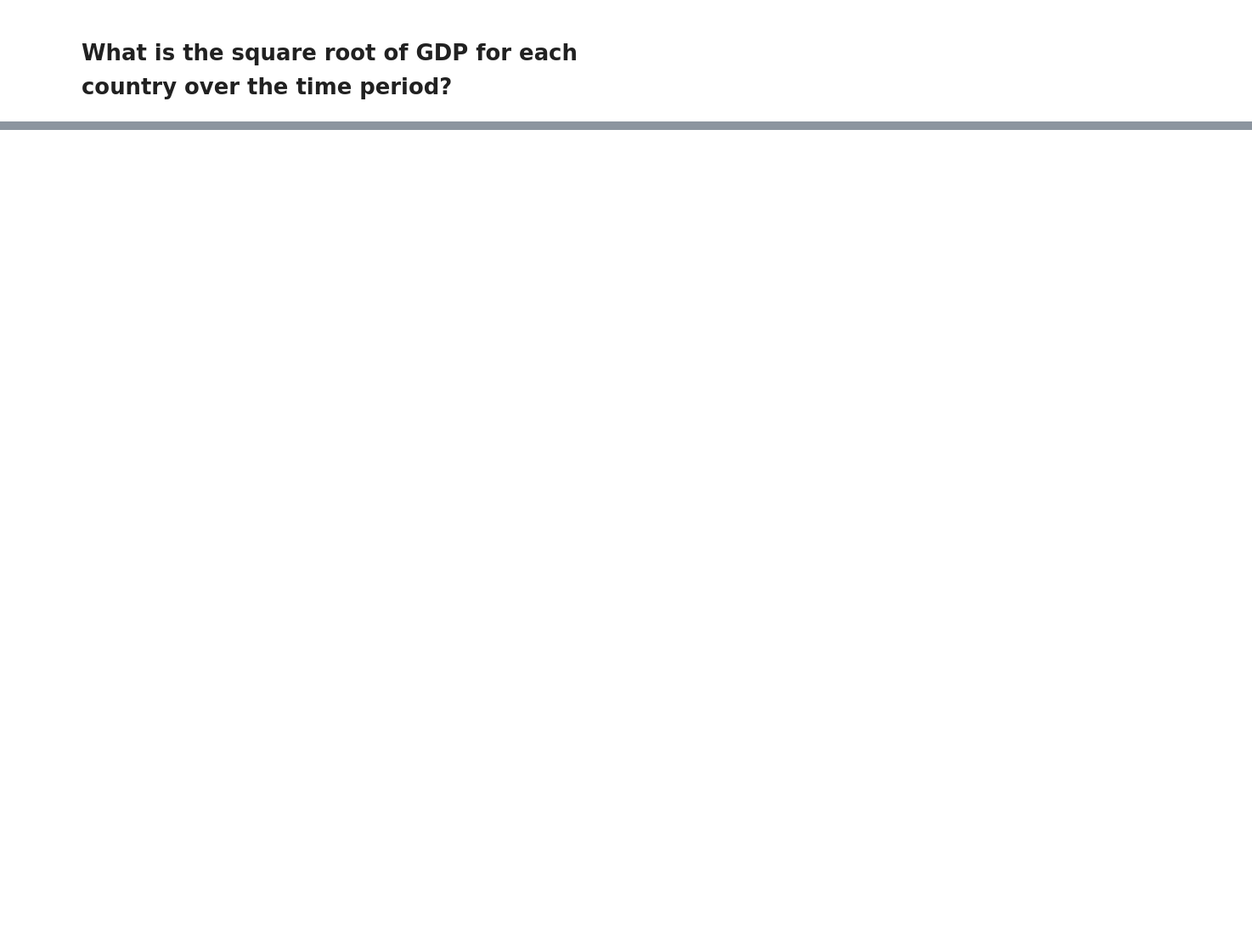
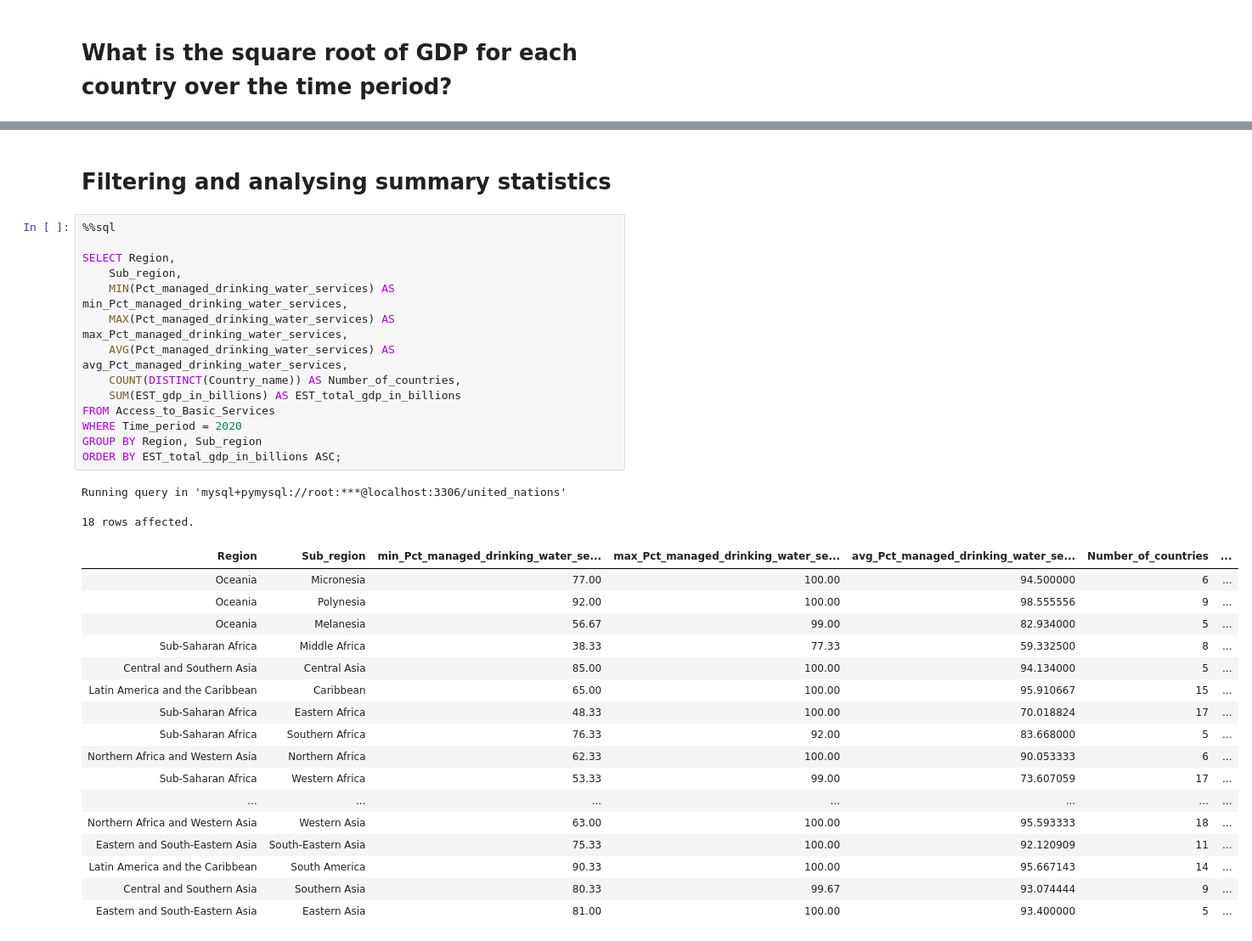
Before and after one commit to kxrrym03/ALX-Exercises, a Jupyter notebook: ALX United Nations.ipynb, the cells around one changed output, grey strips where cells are left out. Shown at 85% size. Drawn from its saved outputs; the diff is of its cells as text; blank space fills up the shorter version.

```diff
--- a/ALX United Nations.ipynb
+++ b/ALX United Nations.ipynb
@@ -398,0 +487,36 @@ Running query in 'mysql+pymysql://root:***@localhost:3306/united_nations'
+# %% [markdown]
+# Filtering and analysing summary statistics
+# %%
+%%sql
+
+SELECT Region,
+    Sub_region,
+    MIN(Pct_managed_drinking_water_services) AS min_Pct_managed_drinking_water_services,
+    MAX(Pct_managed_drinking_water_services) AS max_Pct_managed_drinking_water_services,
+    AVG(Pct_managed_drinking_water_services) AS avg_Pct_managed_drinking_water_services,
+    COUNT(DISTINCT(Country_name)) AS Number_of_countries,
+    SUM(EST_gdp_in_billions) AS EST_total_gdp_in_billions
+FROM Access_to_Basic_Services
+WHERE Time_period = 2020
+GROUP BY Region, Sub_region
+ORDER BY EST_total_gdp_in_billions ASC;
+# %% [output]
+Running query in 'mysql+pymysql://root:***@localhost:3306/united_nations'
+18 rows affected.
+| Region | Sub_region | min_Pct_managed_drinking_water_se... | max_Pct_managed_drinking_water_se... | avg_Pct_managed_drinking_water_se... | Number_of_countries | ... |
+| Oceania | Micronesia | 77.00 | 100.00 | 94.500000 | 6 | ... |
+| Oceania | Polynesia | 92.00 | 100.00 | 98.555556 | 9 | ... |
+| Oceania | Melanesia | 56.67 | 99.00 | 82.934000 | 5 | ... |
+| Sub-Saharan Africa | Middle Africa | 38.33 | 77.33 | 59.332500 | 8 | ... |
+| Central and Southern Asia | Central Asia | 85.00 | 100.00 | 94.134000 | 5 | ... |
+| Latin America and the Caribbean | Caribbean | 65.00 | 100.00 | 95.910667 | 15 | ... |
+| Sub-Saharan Africa | Eastern Africa | 48.33 | 100.00 | 70.018824 | 17 | ... |
+| Sub-Saharan Africa | Southern Africa | 76.33 | 92.00 | 83.668000 | 5 | ... |
+| Northern Africa and Western Asia | Northern Africa | 62.33 | 100.00 | 90.053333 | 6 | ... |
+| Sub-Saharan Africa | Western Africa | 53.33 | 99.00 | 73.607059 | 17 | ... |
+| ... | ... | ... | ... | ... | ... | ... |
+| Northern Africa and Western Asia | Western Asia | 63.00 | 100.00 | 95.593333 | 18 | ... |
+| Eastern and South-Eastern Asia | South-Eastern Asia | 75.33 | 100.00 | 92.120909 | 11 | ... |
+| Latin America and the Caribbean | South America | 90.33 | 100.00 | 95.667143 | 14 | ... |
+| Central and Southern Asia | Southern Asia | 80.33 | 99.67 | 93.074444 | 9 | ... |
+| Eastern and South-Eastern Asia | Eastern Asia | 81.00 | 100.00 | 93.400000 | 5 | ... |
```
Also changed, not shown: parts of 7 cells of this notebook.
